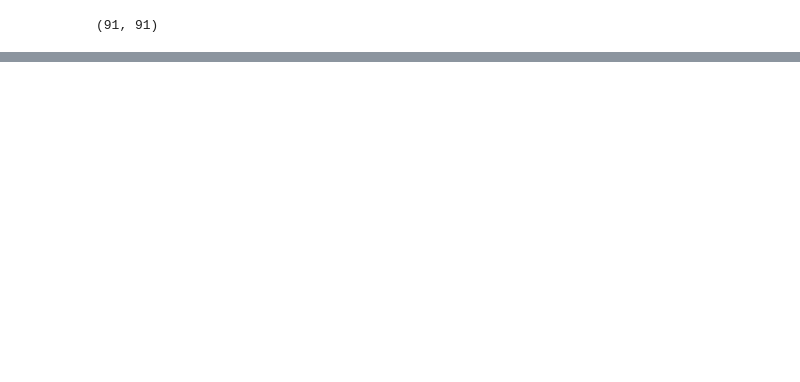
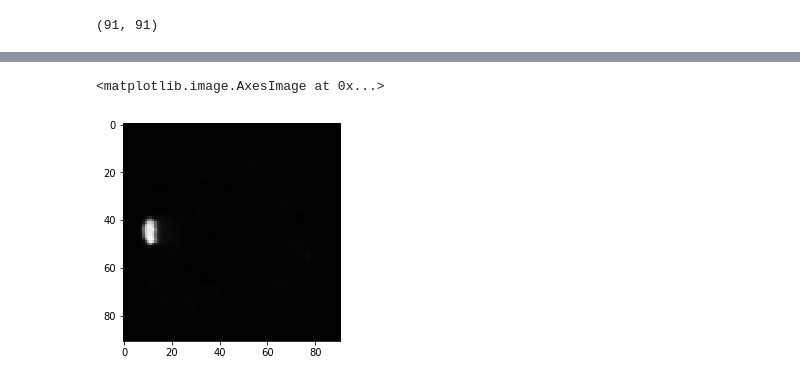
Before and after one commit to vwegmayr/brain-aging, a Jupyter notebook: notebooks/vagan_mri_evaluation_fixed_delta.ipynb, the cells around one changed output, grey strips where cells are left out. Cells and saved outputs as stored; diff of their text form; code cells hidden in the pictures; blank space fills up the shorter version.

```diff
--- a/notebooks/vagan_mri_evaluation_fixed_delta.ipynb
+++ b/notebooks/vagan_mri_evaluation_fixed_delta.ipynb
@@ -181,0 +264,2 @@ np.squeeze(np.take(x_t0, [40], axis=2)).shape
+# %%
+all_ids = wrapper.data.get_validation_ids().union(wrapper.data.get_test_ids()).union(wrapper.data.get_train_ids())
@@ -181,0 +270,9 @@ np.squeeze(np.take(x_t0, [40], axis=2)).shape
+# %%
+high_stds = []
+maxis = []
+for fid in all_ids:
+    im = wrapper.data.load_image(fid)
+    std = np.std(im)
+    maxis.append(np.max(im))
+    if std > 1200:
+        high_stds.append(fid)
@@ -181,0 +283,15 @@ np.squeeze(np.take(x_t0, [40], axis=2)).shape
+# %%
+for fid in high_stds:
+    lab = wrapper.data.get_image_label(fid)
+    fig = plt.figure()
+    plt.title(fid)
+    im = wrapper.data.load_image(fid)
+    ax1 = fig.add_subplot(131)
+    ax1.imshow(im[:, 59, :], cmap='gray')
+
+    normed = wrapper.data.normalize_image(im)
+    ax2 = fig.add_subplot(132)
+    ax2.imshow(normed[:, 59, :], cmap='gray')
+# %%
+fid = '/local/ADNI_AIBL/ADNI_AIBL_T1_smoothed/all_images/60125_mni_aligned.nii.gz'
+cur = wrapper.data.load_image(fid)
@@ -181,0 +303,6 @@ np.squeeze(np.take(x_t0, [40], axis=2)).shape
+# %%
+normed = wrapper.data.normalize_image(cur)
+plt.imshow(normed[:, 59, :], cmap='gray')
+# %% [output]
+<matplotlib.image.AxesImage at 0x...>
+[figure, added]
```
Also changed, not shown: parts of 26 cells of this notebook.
